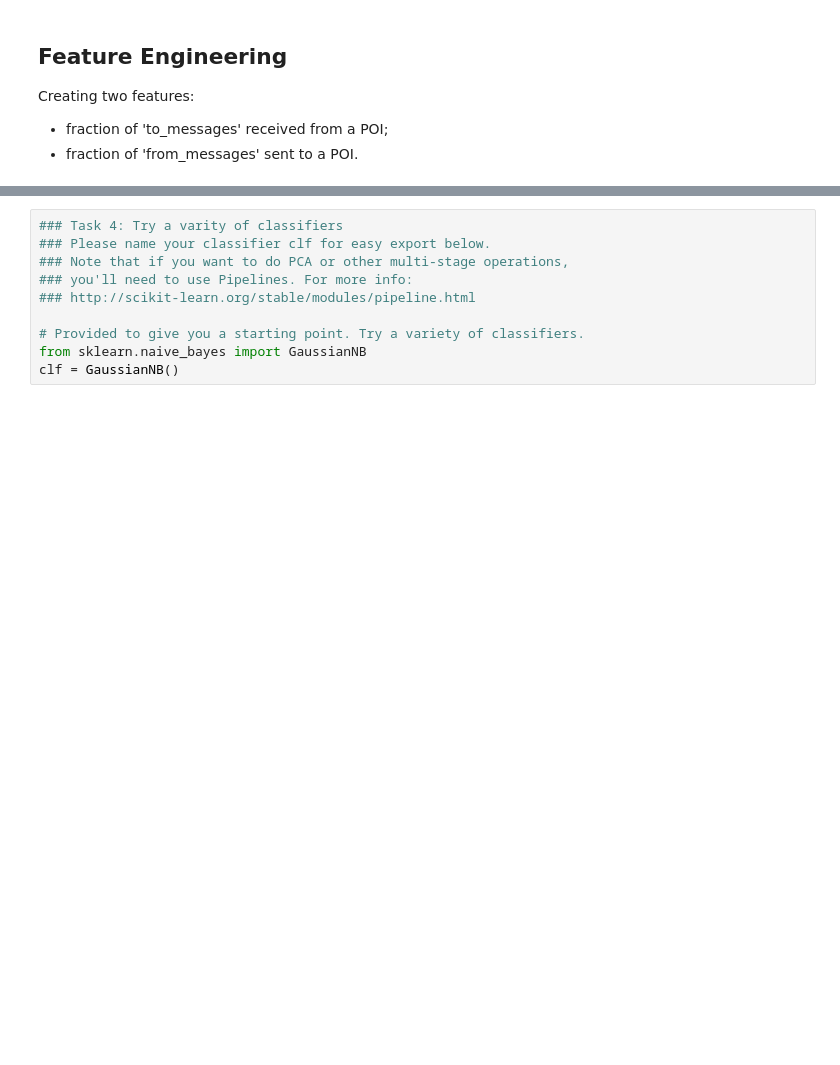
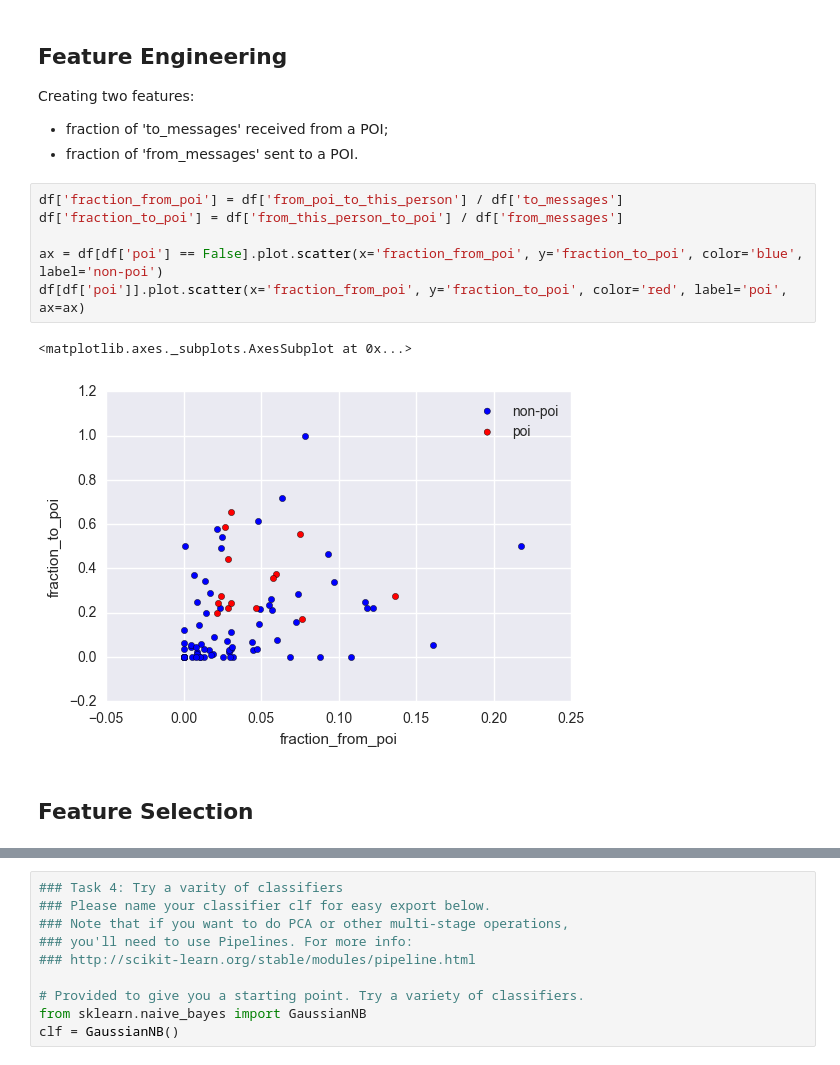
Before and after one commit to schiller/ud120-projects, a Jupyter notebook: final_project/enron.ipynb, the cells around one changed output, grey strips where cells are left out. Drawn from its saved outputs; the diff is of its cells as text; blank space fills up the shorter version.

```diff
--- a/final_project/enron.ipynb
+++ b/final_project/enron.ipynb
@@ -82,6 +82,17 @@ df.plot.scatter(x = 'salary', y = 'bonus')
 Creating two features:
 - fraction of 'to_messages' received from a POI;
 - fraction of 'from_messages' sent to a POI.
+# %%
+df['fraction_from_poi'] = df['from_poi_to_this_person'] / df['to_messages']
+df['fraction_to_poi'] = df['from_this_person_to_poi'] / df['from_messages']
+
+ax = df[df['poi'] == False].plot.scatter(x='fraction_from_poi', y='fraction_to_poi', color='blue', label='non-poi')
+df[df['poi']].plot.scatter(x='fraction_from_poi', y='fraction_to_poi', color='red', label='poi', ax=ax)
+# %% [output]
+<matplotlib.axes._subplots.AxesSubplot at 0x...>
+[figure, added]
+# %% [markdown]
+## Feature Selection
 # %%
 ### Task 1: Select what features you'll use.
 ### features_list is a list of strings, each of which is a feature name.
```
Also changed, not shown: parts of 14 cells of this notebook.
